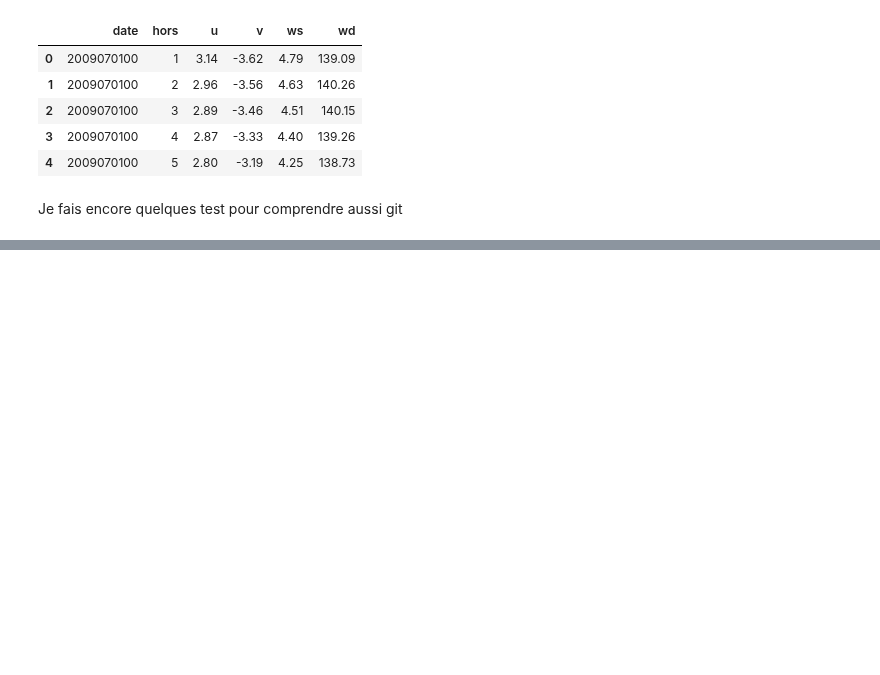
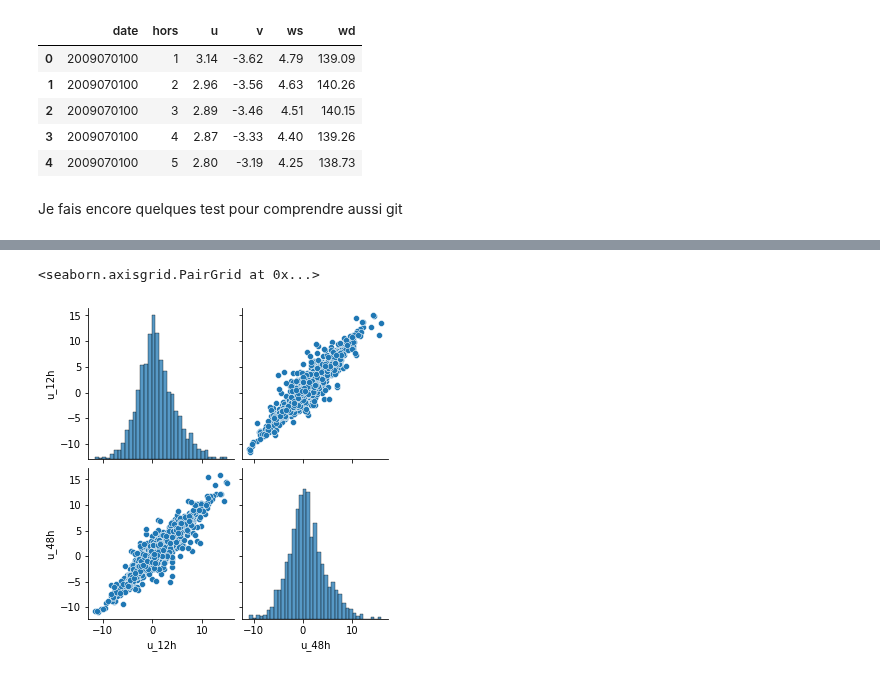
Before and after one commit to MorganeVives/DataChallenge_WP_phase2, a Jupyter notebook: EDA_GC.ipynb, the cells around one changed output, grey strips where cells are left out. Saved outputs shown, nothing was run; the diff lists cells and outputs as text; code cells hidden in the pictures; blank space fills up the shorter version.

```diff
--- a/EDA_GC.ipynb
+++ b/EDA_GC.ipynb
@@ -29,0 +222,5 @@ Je fais encore quelques test pour comprendre aussi git
+# %%
+sns.pairplot(data_merge[['u_12h','u_48h']])
+# %% [output]
+<seaborn.axisgrid.PairGrid at 0x...>
+[figure, added]
```
Also changed, not shown: parts of 34 cells of this notebook.
